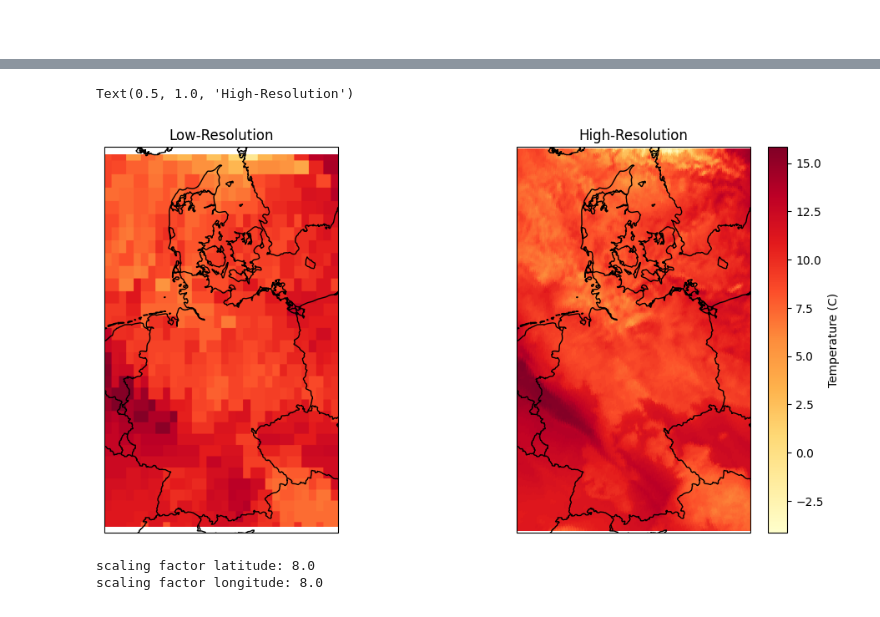
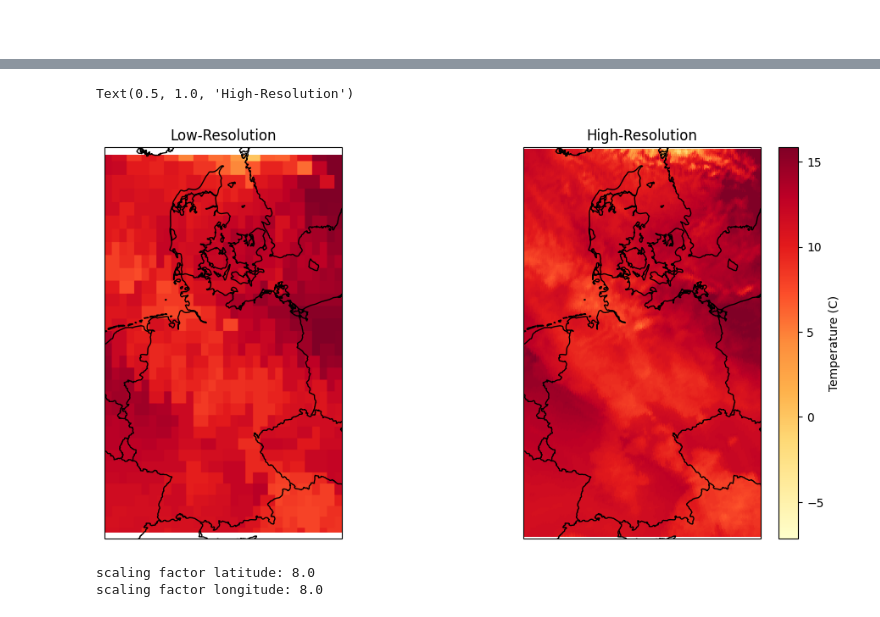
Before and after one commit to tetaud-sebastien/DestinE_eXchange_SR, a Jupyter notebook: SR_cacheB.ipynb, the cells around one changed output, grey strips where cells are left out. Cells and saved outputs as stored; diff of their text form; code cells hidden in the pictures.

```diff
--- a/SR_cacheB.ipynb
+++ b/SR_cacheB.ipynb
@@ -232,37 +222,37 @@ hr = hr.sel(time="2024-10")
 # %%
-hr = hr.sel(time=hr.time.dt.hour.isin(range(8, 20))).load()
-lr = lr.sel(time=lr.time.dt.hour.isin(range(8, 20))).load()
+hr = hr.load()
+lr = lr.load()
 # %%
 v_min = min(lr[0].values.min(), hr[0].min() )
 v_max = max(lr[0].values.max(), hr[0].max() )
 
 fig, ax = plt.subplots(1, 2, figsize=(12, 6), subplot_kw={'projection': ccrs.Mercator()})
 # Define the area of interest
 lon_min, lon_max = 5, 16.25
 lat_min, lat_max = 47, 58.22
 # Plot high-resolution data
 ax[0].coastlines()
 ax[0].add_feature(cf.BORDERS)
 ax[0].set_extent([lon_min, lon_max, lat_min, lat_max], crs=ccrs.PlateCarree())
-ax[0].imshow(lr[0].values, origin='upper', extent=[lon_min, lon_max, lat_min, lat_max],
+ax[0].imshow(lr[10].values, origin='upper', extent=[lon_min, lon_max, lat_min, lat_max],
              transform=ccrs.PlateCarree(), cmap="YlOrRd",
              vmin=v_min, vmax = v_max)
 ax[0].set_title("Low-Resolution")
 
 # Plot low-resolution data
 ax[1].coastlines()
 ax[1].add_feature(cf.BORDERS)
 ax[1].set_extent([lon_min, lon_max, lat_min, lat_max], crs=ccrs.PlateCarree())
-hr_fig = ax[1].imshow(hr[0].values,origin='upper', extent=[lon_min, lon_max, lat_min, lat_max],
+hr_fig = ax[1].imshow(hr[10].values,origin='upper', extent=[lon_min, lon_max, lat_min, lat_max],
              transform=ccrs.PlateCarree(), cmap="YlOrRd",
              vmin=v_min, vmax = v_max)
 
 cbar_hr = fig.colorbar(hr_fig, ax=ax[1])
 cbar_hr.set_label(f"Temperature ({hr.units})")  # Add units to the colorbar
 ax[1].set_title("High-Resolution")
 # %% [output]
 Text(0.5, 1.0, 'High-Resolution')
-[figure, old version]
+[figure, new version]
 # %%
 scale_factor_latitude = hr[0].shape[0] /lr[0].shape[0]
 scale_factor_longitude = hr[0].shape[1] /lr[0].shape[1]
```
Also changed, not shown: parts of 24 cells of this notebook, 1 other file.
